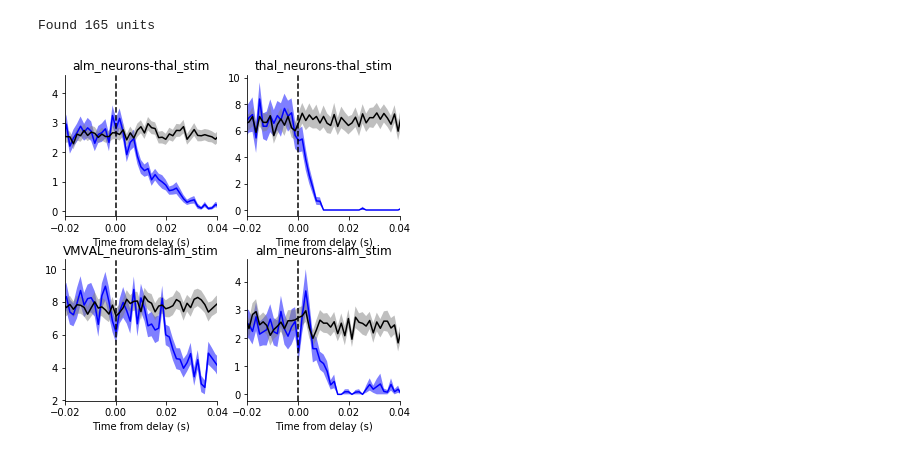
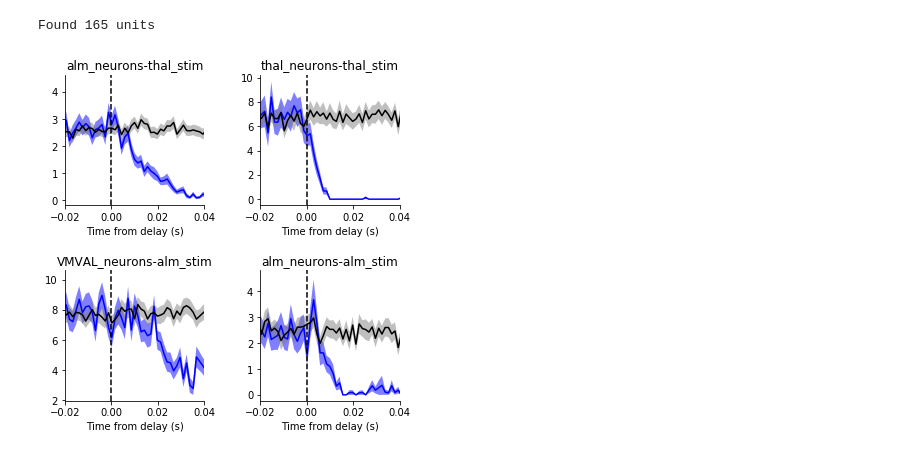
Before and after one commit to datajoint-company/DJ-NWB-Guo-Inagaki-2017, a Jupyter notebook: notebooks/guo-inagaki-2017_DataJoint_example.ipynb, the cells around one changed output. Cells and saved outputs as stored; diff of their text form; code cells hidden in the pictures.

```diff
--- a/notebooks/guo-inagaki-2017_DataJoint_example.ipynb
+++ b/notebooks/guo-inagaki-2017_DataJoint_example.ipynb
@@ -386,13 +379,14 @@ Found 165 units
 Found 165 units
 # %%
 fig36, axs = plt.subplots(2, 2, figsize=(6, 6))
-fig36.subplots_adjust(hspace=0.3)
+fig36.subplots_adjust(hspace=0.5)
+fig36.subplots_adjust(wspace=0.4)
 for s, ax in zip(population_spikes.keys(), axs.flatten()):
     plot_with_sem(population_spikes[s]['stim']['data'],
                   population_spikes[s]['ctrl']['data'],
                   population_spikes[s]['ctrl']['timestamps'], ax)
     ax.set_xlim(-0.02, 0.04);
     ax.set_title(s)
     ax.set_xlabel('Time from delay (s)')
 # %% [output]
-[figure, old version]
+[figure, new version]
```
Also changed, not shown: parts of 6 cells of this notebook, 1 other file.
